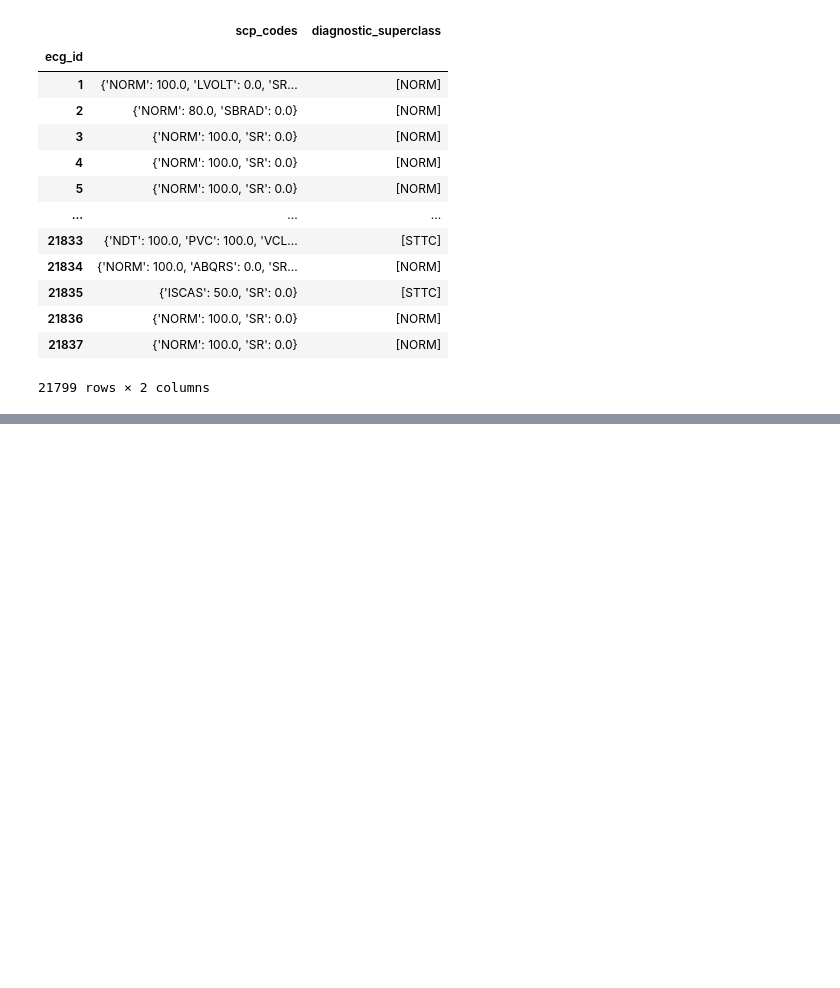
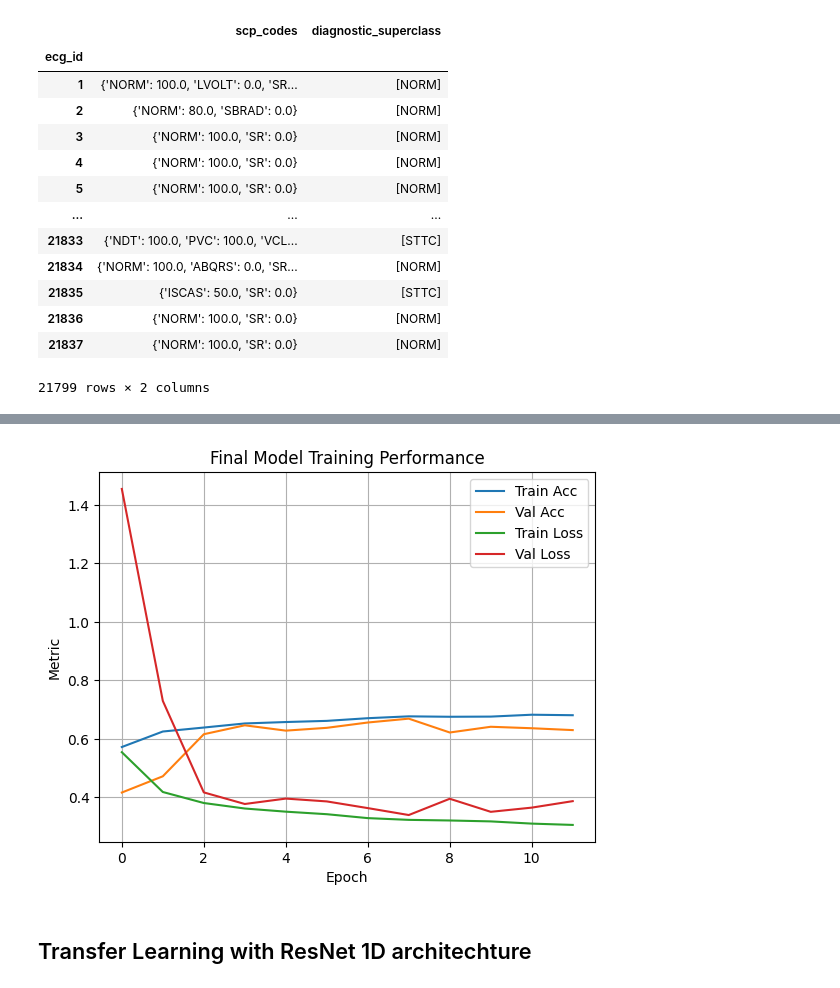
Before and after one commit to cgk18/ekg, a Jupyter notebook: signal_ml.ipynb, the cells around one changed output, grey strips where cells are left out. Cells and saved outputs as stored; diff of their text form; code cells hidden in the pictures; blank space fills up the shorter version.

```diff
--- a/signal_ml.ipynb
+++ b/signal_ml.ipynb
@@ -101,0 +438,20 @@ y_test = Y[Y.strat_fold == test_fold].diagnostic_superclass
+# %%
+final_model.compile(optimizer='adam',
+                    loss='binary_crossentropy',
+                    metrics=['accuracy'])
+# %%
+from tensorflow.keras.callbacks import EarlyStopping, ReduceLROnPlateau
+
+early_stop = EarlyStopping(monitor='val_loss', patience=4, restore_best_weights=True)
+
+lr_schedule = ReduceLROnPlateau(monitor='val_loss',
+                                factor=0.5,
+                                patience=2,
+                                verbose=1,
+                                min_lr=1e-6)
+# %%
+history_final = final_model.fit(X_train, y_train_bin,
+                                validation_data=(X_test, y_test_bin),
+                                epochs=30,
+                                batch_size=64,
+                                callbacks=[early_stop, lr_schedule])
@@ -101,0 +476,17 @@ y_test = Y[Y.strat_fold == test_fold].diagnostic_superclass
+# %%
+import matplotlib.pyplot as plt
+
+plt.plot(history_final.history['accuracy'], label='Train Acc')
+plt.plot(history_final.history['val_accuracy'], label='Val Acc')
+plt.plot(history_final.history['loss'], label='Train Loss')
+plt.plot(history_final.history['val_loss'], label='Val Loss')
+plt.title("Final Model Training Performance")
+plt.xlabel("Epoch")
+plt.ylabel("Metric")
+plt.legend()
+plt.grid(True)
+plt.show()
+# %% [output]
+[figure, added]
+# %% [markdown]
+## Transfer Learning with ResNet 1D architechture
```
Also changed, not shown: parts of 37 cells of this notebook, 1 other file.
